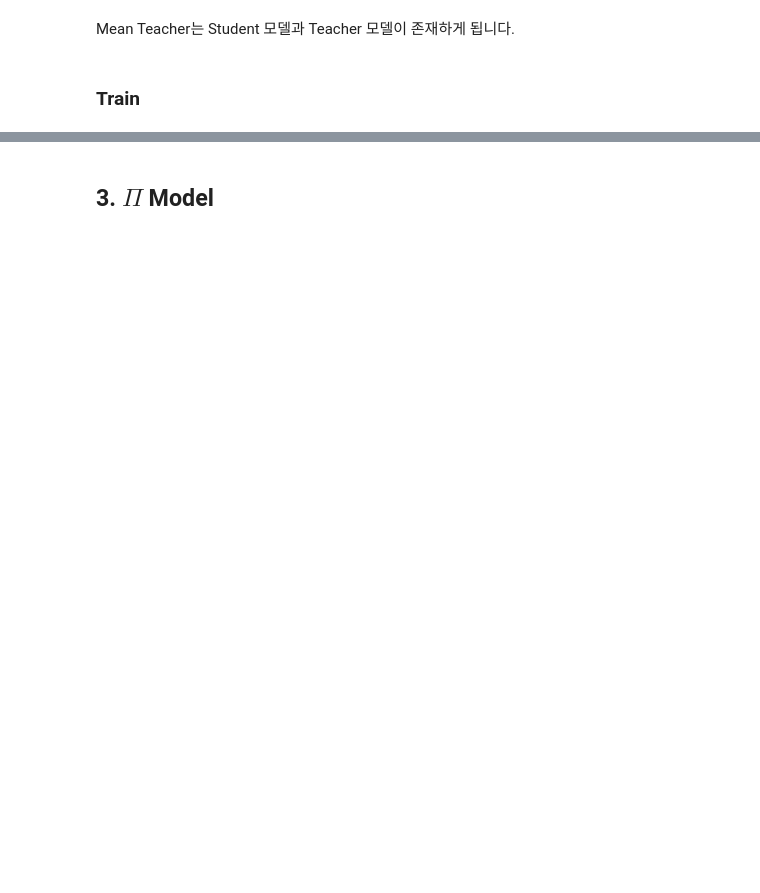
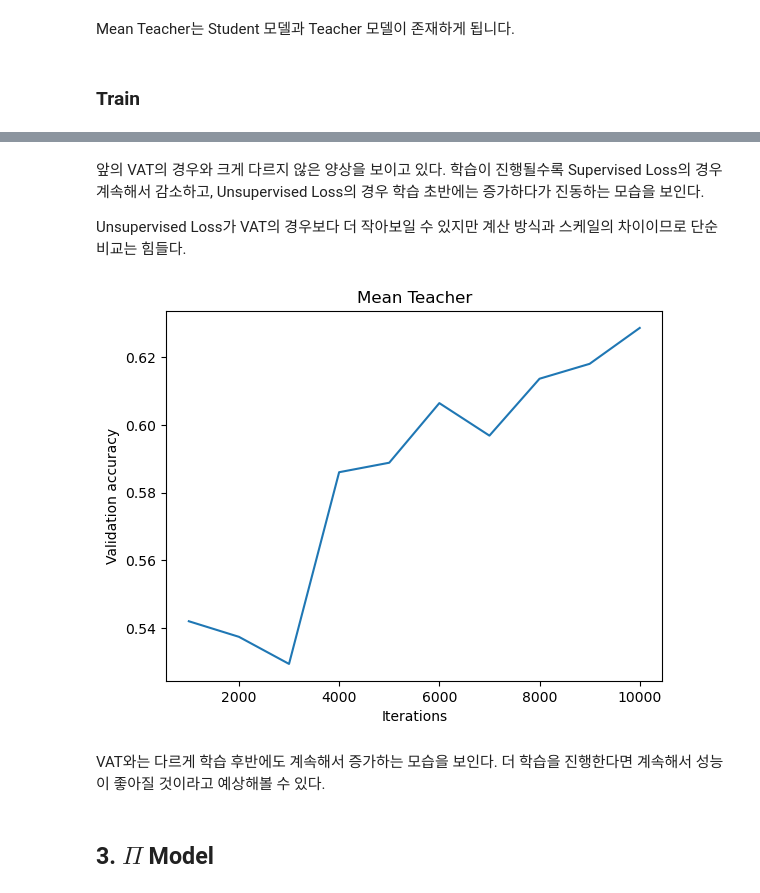
Before and after one commit to yunkio/SSL_Tutorial, a Jupyter notebook: Tutorial.ipynb, the cells around one changed output, grey strips where cells are left out. Saved outputs shown, nothing was run; the diff lists cells and outputs as text; code cells hidden in the pictures; blank space fills up the shorter version.

```diff
--- a/Tutorial.ipynb
+++ b/Tutorial.ipynb
@@ -541,3 +612,17 @@ MT_cls_loss_list, MT_ssl_loss_list, MT_loss_list, MT_val_acc_list, MT_test_acc =
+# %% [markdown]
+앞의 VAT의 경우와 크게 다르지 않은 양상을 보이고 있다. 학습이 진행될수록 Supervised Loss의 경우 계속해서 감소하고, Unsupervised Loss의 경우 학습 초반에는 증가하다가 진동하는 모습을 보인다.
+
+Unsupervised Loss가 VAT의 경우보다 더 작아보일 수 있지만 계산 방식과 스케일의 차이이므로 단순 비교는 힘들다.
+# %%
+plt.title("Mean Teacher")
+plt.plot(range(1000, shared_config['iteration']+1, 1000), list(map(float, MT_val_acc_list)))
+plt.ylabel('Validation accuracy')
+plt.xlabel('Iterations')
+plt.show()
+# %% [output]
+[figure, added]
+# %% [markdown]
+VAT와는 다르게 학습 후반에도 계속해서 증가하는 모습을 보인다. 더 학습을 진행한다면 계속해서 성능이 좋아질 것이라고 예상해볼 수 있다.
 # %% [markdown]
 ## 3. ${\Pi}$ Model
 # %% [markdown]
```
Also changed, not shown: parts of 38 cells of this notebook, 1 other file.
